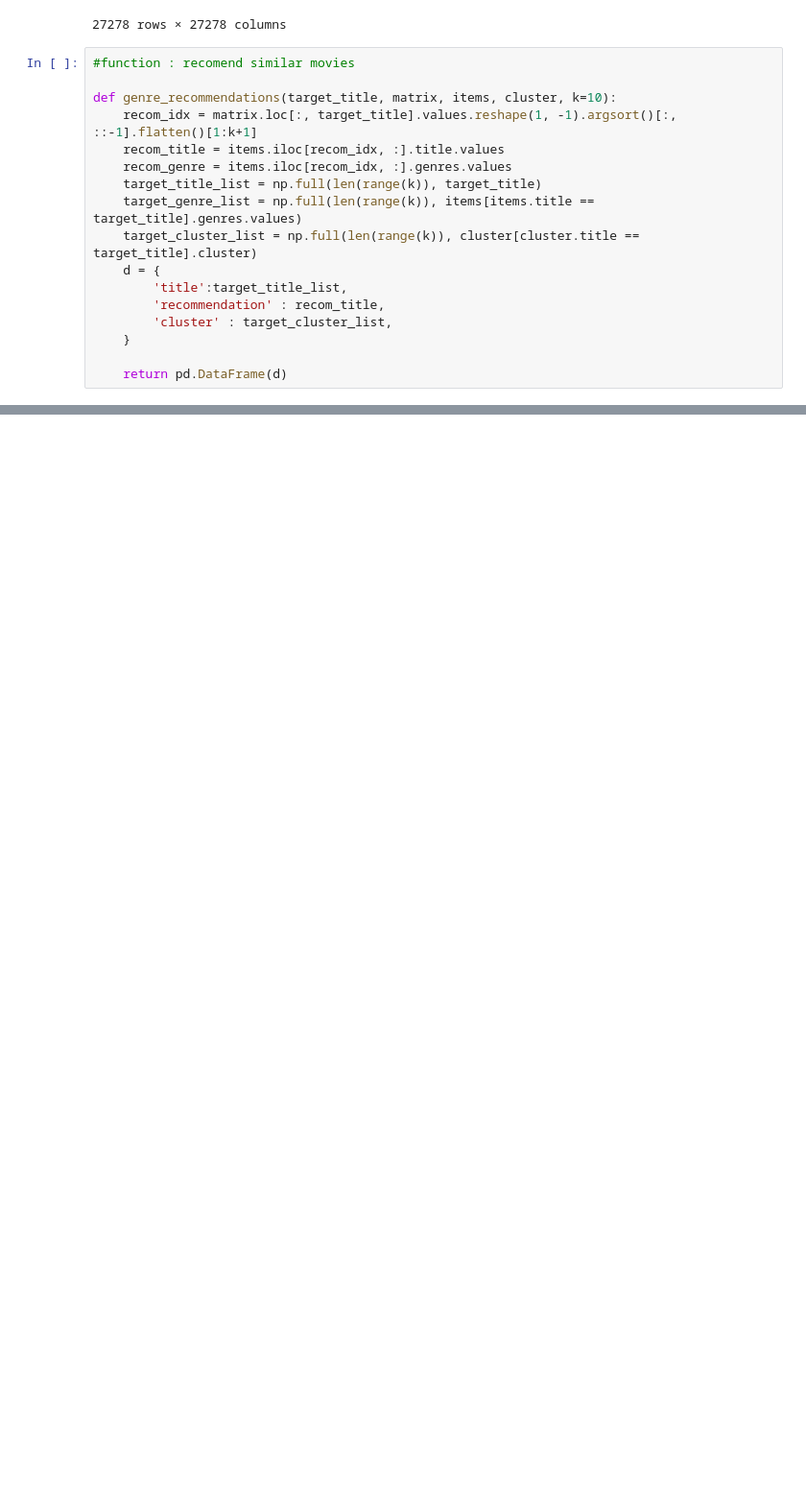
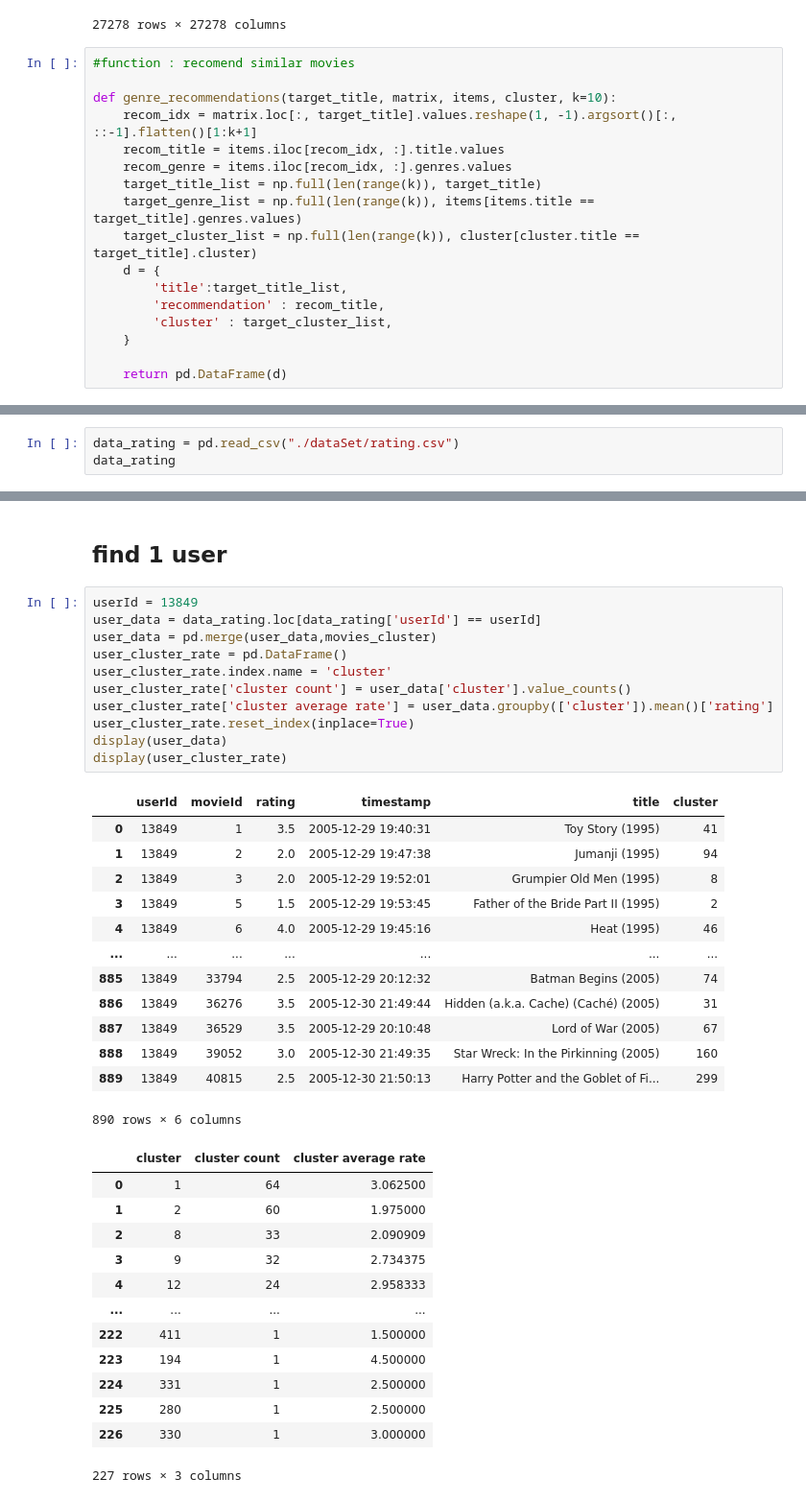
Before and after one commit to sbscsue/22_MachineLearning_Class_Project, a Jupyter notebook: clustering-content based filtering.ipynb, the cells around one changed output, grey strips where cells are left out. Shown: that part at 96% size. Saved outputs shown, nothing was run; the diff lists cells and outputs as text; blank space fills up the shorter version.

```diff
--- a/clustering-content based filtering.ipynb
+++ b/clustering-content based filtering.ipynb
@@ -444,0 +447,3 @@ genre_recommendations('Toy Story (1995)', df_cosine, movies, movies_cluster)
+# %%
+data_rating = pd.read_csv("./dataSet/rating.csv")
+data_rating
@@ -444,0 +464,40 @@ genre_recommendations('Toy Story (1995)', df_cosine, movies, movies_cluster)
+# %% [markdown]
+## find 1 user
+# %%
+userId = 13849
+user_data = data_rating.loc[data_rating['userId'] == userId]
+user_data = pd.merge(user_data,movies_cluster)
+user_cluster_rate = pd.DataFrame()
+user_cluster_rate.index.name = 'cluster'
+user_cluster_rate['cluster count'] = user_data['cluster'].value_counts()
+user_cluster_rate['cluster average rate'] = user_data.groupby(['cluster']).mean()['rating']
+user_cluster_rate.reset_index(inplace=True)
+display(user_data)
+display(user_cluster_rate)
+# %% [output]
+|  | userId | movieId | rating | timestamp | title | cluster |
+| 0 | 13849 | 1 | 3.5 | 2005-12-29 19:40:31 | Toy Story (1995) | 41 |
+| 1 | 13849 | 2 | 2.0 | 2005-12-29 19:47:38 | Jumanji (1995) | 94 |
+| 2 | 13849 | 3 | 2.0 | 2005-12-29 19:52:01 | Grumpier Old Men (1995) | 8 |
+| 3 | 13849 | 5 | 1.5 | 2005-12-29 19:53:45 | Father of the Bride Part II (1995) | 2 |
+| 4 | 13849 | 6 | 4.0 | 2005-12-29 19:45:16 | Heat (1995) | 46 |
+| ... | ... | ... | ... | ... | ... | ... |
+| 885 | 13849 | 33794 | 2.5 | 2005-12-29 20:12:32 | Batman Begins (2005) | 74 |
+| 886 | 13849 | 36276 | 3.5 | 2005-12-30 21:49:44 | Hidden (a.k.a. Cache) (Caché) (2005) | 31 |
+| 887 | 13849 | 36529 | 3.5 | 2005-12-29 20:10:48 | Lord of War (2005) | 67 |
+| 888 | 13849 | 39052 | 3.0 | 2005-12-30 21:49:35 | Star Wreck: In the Pirkinning (2005) | 160 |
+| 889 | 13849 | 40815 | 2.5 | 2005-12-30 21:50:13 | Harry Potter and the Goblet of Fi... | 299 |
+890 rows × 6 columns
+|  | cluster | cluster count | cluster average rate |
+| 0 | 1 | 64 | 3.062500 |
+| 1 | 2 | 60 | 1.975000 |
+| 2 | 8 | 33 | 2.090909 |
+| 3 | 9 | 32 | 2.734375 |
+| 4 | 12 | 24 | 2.958333 |
+| ... | ... | ... | ... |
+| 222 | 411 | 1 | 1.500000 |
+| 223 | 194 | 1 | 4.500000 |
+| 224 | 331 | 1 | 2.500000 |
+| 225 | 280 | 1 | 2.500000 |
+| 226 | 330 | 1 | 3.000000 |
+227 rows × 3 columns
```
Also changed, not shown: parts of 12 cells of this notebook.
